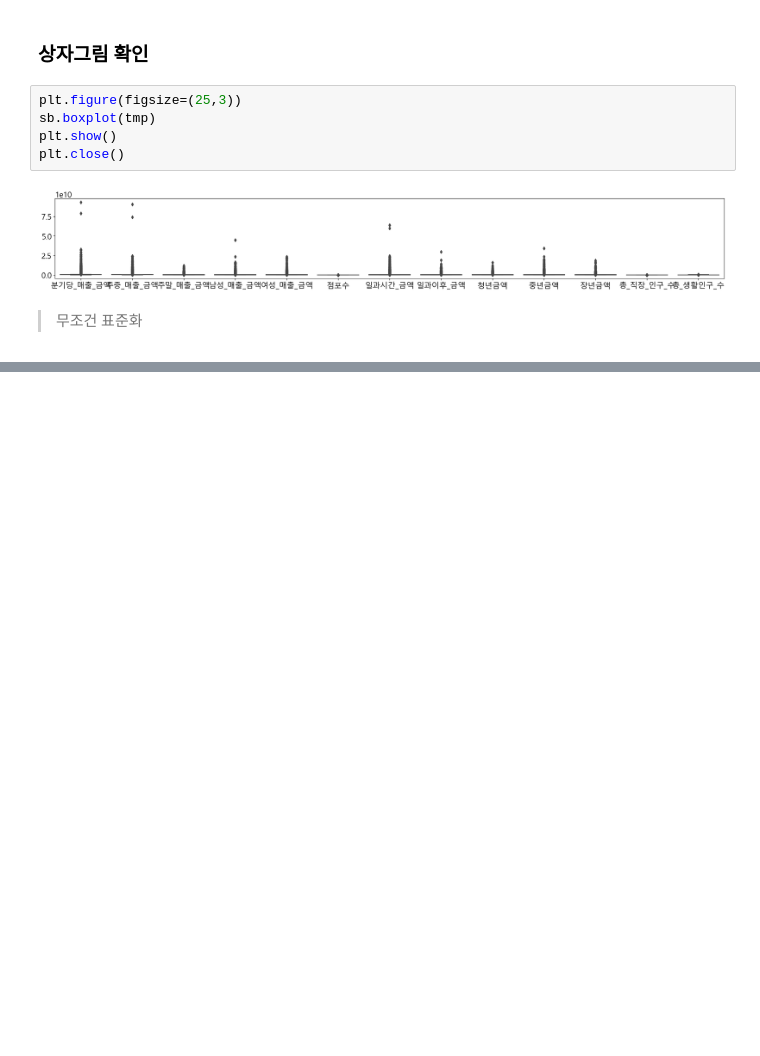
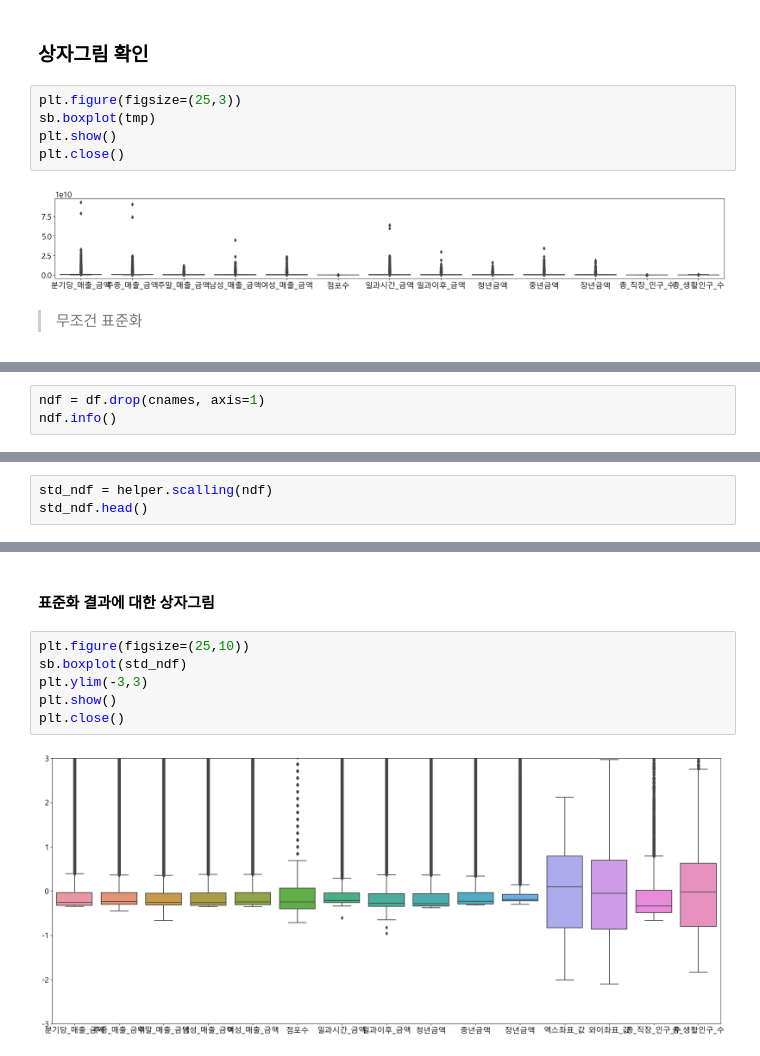
Before and after one commit to Jeeunun/Data_analysis_education_Closed, a Jupyter notebook: data_analysis/번외편/CDA.ipynb, the cells around one changed output, grey strips where cells are left out. Cells and saved outputs as stored; diff of their text form; blank space fills up the shorter version.

```diff
--- a/data_analysis/번외편/CDA.ipynb
+++ b/data_analysis/번외편/CDA.ipynb
@@ -133,0 +222,3 @@ plt.close()
+# %%
+ndf = df.drop(cnames, axis=1)
+ndf.info()
@@ -133,0 +245,3 @@ plt.close()
+# %%
+std_ndf = helper.scalling(ndf)
+std_ndf.head()
@@ -133,0 +255,10 @@ plt.close()
+# %% [markdown]
+#### 표준화 결과에 대한 상자그림
+# %%
+plt.figure(figsize=(25,10))
+sb.boxplot(std_ndf)
+plt.ylim(-3,3)
+plt.show()
+plt.close()
+# %% [output]
+[figure, added]
```
Also changed, not shown: parts of 22 cells of this notebook, 8 other files.
